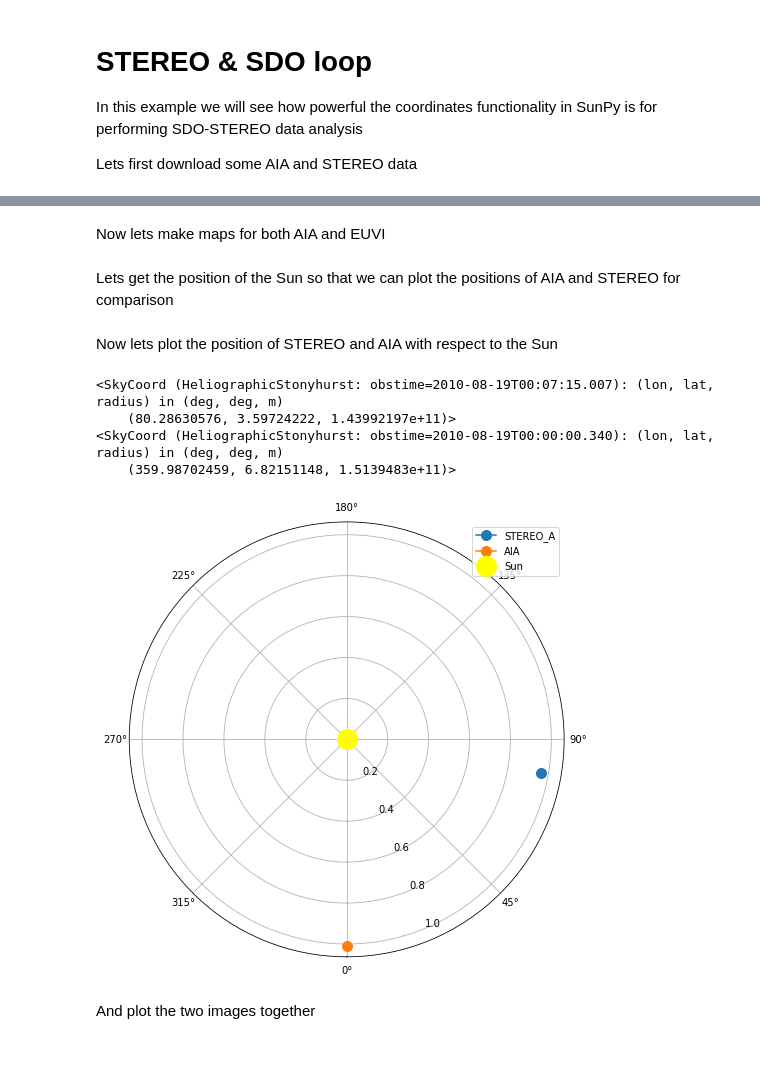
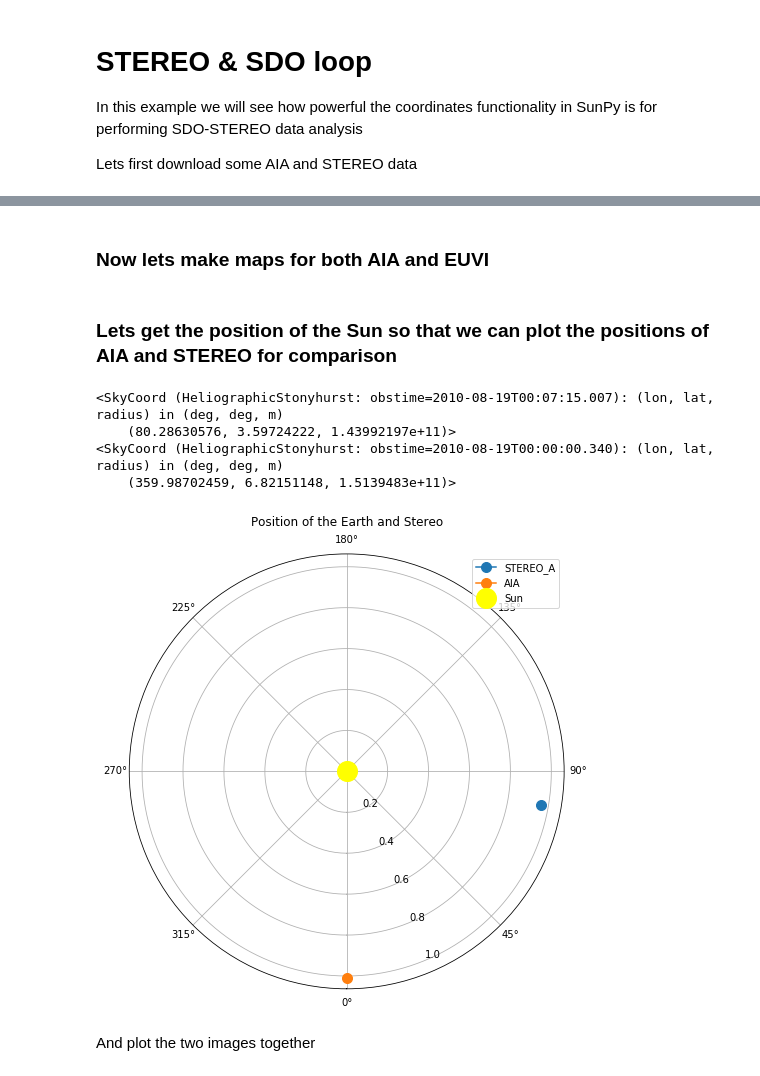
Before and after one commit to sunpy/previous-workshop-notebooks, a Jupyter notebook: 2019_spd/sunpy-1.0-spd2019-coordinates.ipynb, the cells around one changed output, grey strips where cells are left out. Drawn from its saved outputs; the diff is of its cells as text; code cells hidden in the pictures.

```diff
--- a/2019_spd/sunpy-1.0-spd2019-coordinates.ipynb
+++ b/2019_spd/sunpy-1.0-spd2019-coordinates.ipynb
@@ -257,31 +258,30 @@ HBox(children=(IntProgress(value=0, description='aia_lev1_171a_2010_08_19t00_00_
 # %% [markdown]
-Now lets make maps for both AIA and EUVI
+### Now lets make maps for both AIA and EUVI
 # %%
 map_aia = sunpy.map.Map('aia_lev1_171a_2010_08_19t00_00_00_34z_image_lev1.fits')
 map_stereo = sunpy.map.Map('secchi_l0_a_img_euvi_20100819_20100819_000715_n4eua.fts')
 # %% [markdown]
-Lets get the position of the Sun so that we can plot the positions of AIA and STEREO for comparison
+### Lets get the position of the Sun so that we can plot the positions of AIA and STEREO for comparison
 # %%
 sun_pos = get_body_heliographic_stonyhurst('sun', time = map_aia.date)
-# %% [markdown]
-Now lets plot the position of STEREO and AIA with respect to the Sun
 # %%
 ax = plt.subplot(1,1,1, projection = 'polar')
 plt.polar(map_stereo.observer_coordinate.lon.to('rad'), map_stereo.observer_coordinate.radius.to('au'),
           marker = 'o',  ms = 10, label='STEREO_A')
 plt.polar(map_aia.observer_coordinate.lon.to('rad'), map_aia.observer_coordinate.radius.to('au'),
           marker = 'o', ms = 10, label='AIA')
 plt.polar(sun_pos.lon.to('rad').value, sun_pos.radius, 'o',ms =20, label='Sun', color = 'yellow')
 ax.set_theta_zero_location("S")
+plt.title('Position of the Earth and Stereo')
 plt.legend()
 print(map_stereo.observer_coordinate)
 print(map_aia.observer_coordinate)
 # %% [output]
 <SkyCoord (HeliographicStonyhurst: obstime=2010-08-19T00:07:15.007): (lon, lat, radius) in (deg, deg, m)
     (80.28630576, 3.59724222, 1.43992197e+11)>
 <SkyCoord (HeliographicStonyhurst: obstime=2010-08-19T00:00:00.340): (lon, lat, radius) in (deg, deg, m)
     (359.98702459, 6.82151148, 1.5139483e+11)>
-[figure, old version]
+[figure, new version]
 # %% [markdown]
 And plot the two images together
 # %%
```
Also changed, not shown: parts of 23 cells of this notebook, 2 other files.
